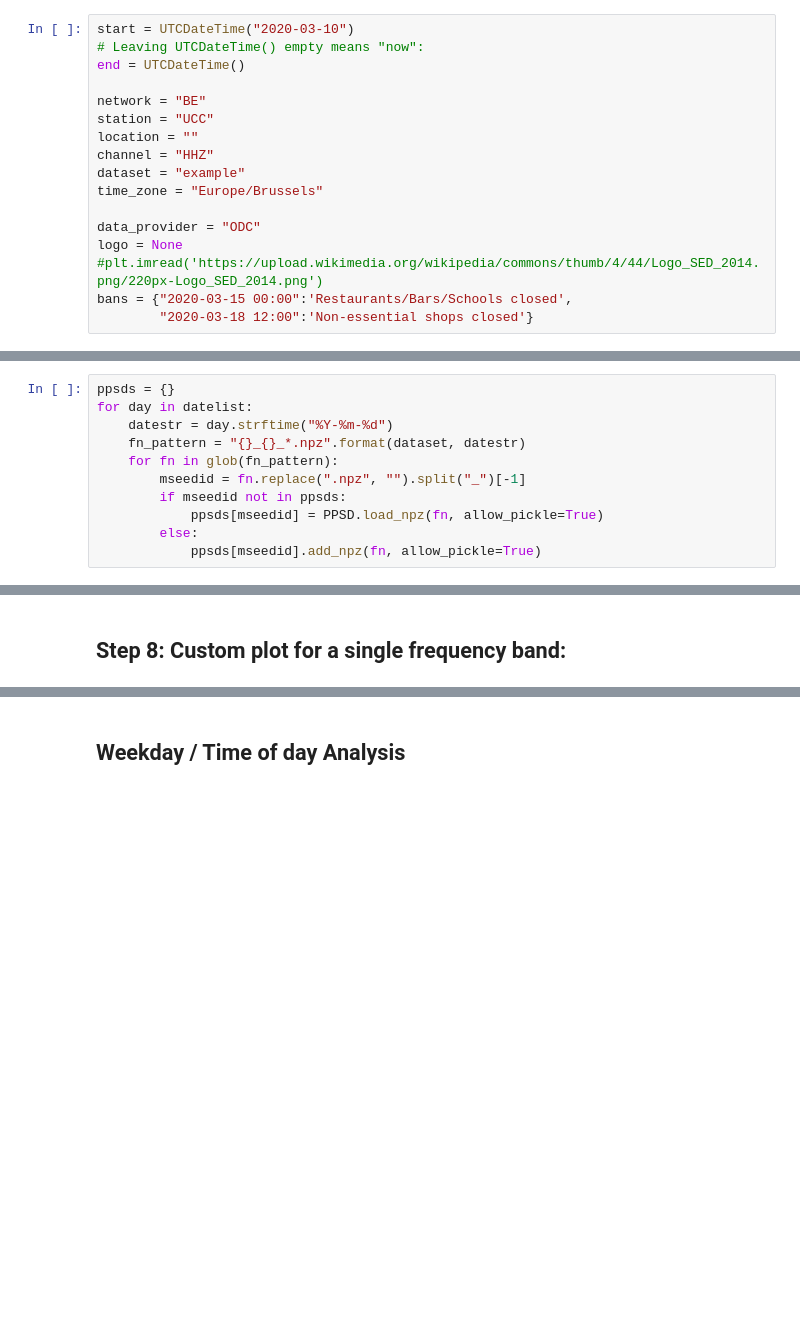
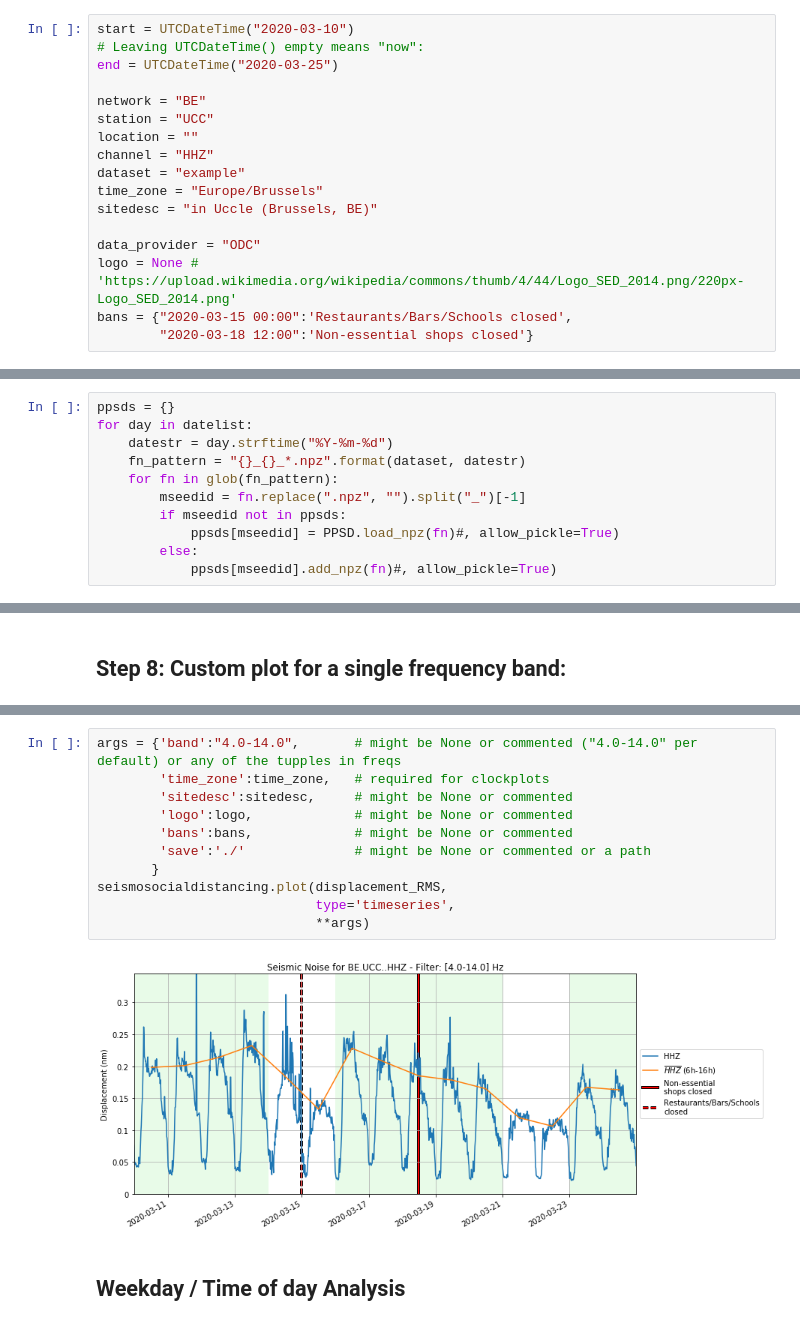
Before and after one commit to ThomasLecocq/SeismoRMS, a Jupyter notebook: SeismoSocialDistancing.ipynb, the cells around one changed output, grey strips where cells are left out. Cells and saved outputs as stored; diff of their text form; blank space fills up the shorter version.

Commit message:
Demonstrate the use of the class (and clock map) in main notebook

```diff
--- a/SeismoSocialDistancing.ipynb
+++ b/SeismoSocialDistancing.ipynb
@@ -39,7 +41,7 @@ You'll have to make sure the seed_id you request is indeed available from the ``
 # %%
 start = UTCDateTime("2020-03-10")
 # Leaving UTCDateTime() empty means "now":
-end = UTCDateTime()
+end = UTCDateTime("2020-03-25")
 
 network = "BE"
 station = "UCC"
@@ -47,9 +49,10 @@ location = ""
 channel = "HHZ"
 dataset = "example"
 time_zone = "Europe/Brussels"
+sitedesc = "in Uccle (Brussels, BE)"
 
 data_provider = "ODC"
-logo = None #plt.imread('https://upload.wikimedia.org/wikipedia/commons/thumb/4/44/Logo_SED_2014.png/220px-Logo_SED_2014.png')
+logo = None # 'https://upload.wikimedia.org/wikipedia/commons/thumb/4/44/Logo_SED_2014.png/220px-Logo_SED_2014.png'
 bans = {"2020-03-15 00:00":'Restaurants/Bars/Schools closed',
         "2020-03-18 12:00":'Non-essential shops closed'}
 # %% [markdown]
@@ -118,9 +157,9 @@ for day in datelist:
     for fn in glob(fn_pattern):
         mseedid = fn.replace(".npz", "").split("_")[-1]
         if mseedid not in ppsds:
-            ppsds[mseedid] = PPSD.load_npz(fn, allow_pickle=True)
+            ppsds[mseedid] = PPSD.load_npz(fn)#, allow_pickle=True)
         else:
-            ppsds[mseedid].add_npz(fn, allow_pickle=True)
+            ppsds[mseedid].add_npz(fn)#, allow_pickle=True)
 # %% [markdown]
 ## Step 6: Standard plots:
 # %%
@@ -251,2 +221,15 @@ for mseedid in list(set(k[:-1] for k in displacement_RMS)):
+# %%
+args = {'band':"4.0-14.0",       # might be None or commented ("4.0-14.0" per default) or any of the tupples in freqs
+        'time_zone':time_zone,   # required for clockplots
+        'sitedesc':sitedesc,     # might be None or commented
+        'logo':logo,             # might be None or commented
+        'bans':bans,             # might be None or commented
+        'save':'./'              # might be None or commented or a path
+       }
+seismosocialdistancing.plot(displacement_RMS,
+                            type='timeseries',
+                            **args)
+# %% [output]
+[figure, added]
 # %% [markdown]
 ## Weekday / Time of day Analysis
```
Also changed, not shown: parts of 10 cells of this notebook, 1 other file.
